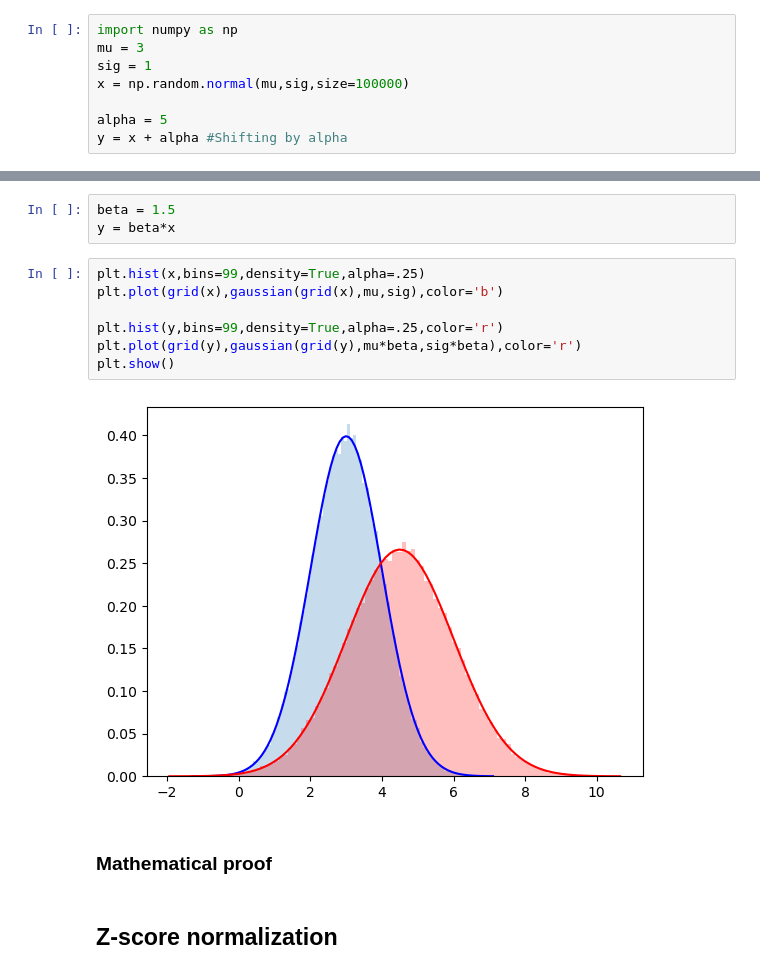
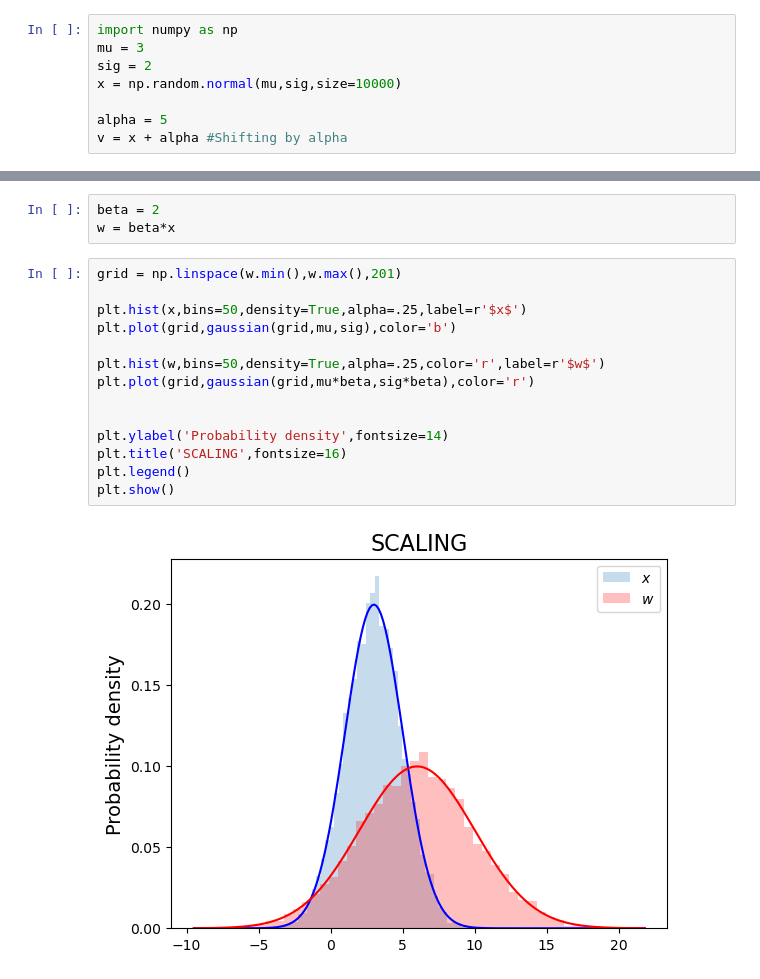
Before and after one commit to PessoaP/blog, a Jupyter notebook: Normal/normal2.ipynb, the cells around one changed output, grey strips where cells are left out. Saved outputs shown, nothing was run; the diff lists cells and outputs as text.

```diff
--- a/Normal/normal2.ipynb
+++ b/Normal/normal2.ipynb
@@ -8,11 +39,11 @@ In wide range of statistical analyses  data is assumed to follow a normal distri
 # %%
 import numpy as np
 mu = 3
-sig = 1
-x = np.random.normal(mu,sig,size=100000)
+sig = 2
+x = np.random.normal(mu,sig,size=10000)
 
 alpha = 5
-y = x + alpha #Shifting by alpha
+v = x + alpha #Shifting by alpha
 # %%
 from matplotlib import pyplot as plt
 
@@ -35,16 +105,19 @@ plt.show()
 # %%
-beta = 1.5
-y = beta*x
+beta = 2
+w = beta*x
 # %%
-plt.hist(x,bins=99,density=True,alpha=.25)
-plt.plot(grid(x),gaussian(grid(x),mu,sig),color='b')
+grid = np.linspace(w.min(),w.max(),201)
 
-plt.hist(y,bins=99,density=True,alpha=.25,color='r')
-plt.plot(grid(y),gaussian(grid(y),mu*beta,sig*beta),color='r')
+plt.hist(x,bins=50,density=True,alpha=.25,label=r'$x$')
+plt.plot(grid,gaussian(grid,mu,sig),color='b')
+
+plt.hist(w,bins=50,density=True,alpha=.25,color='r',label=r'$w$')
+plt.plot(grid,gaussian(grid,mu*beta,sig*beta),color='r')
+
+
+plt.ylabel('Probability density',fontsize=14)
+plt.title('SCALING',fontsize=16)
+plt.legend()
 plt.show()
 # %% [output]
-[figure, old version]
+[figure, new version]
-# %% [markdown]
-### Mathematical proof
-# %% [markdown]
-## Z-score normalization
```
Also changed, not shown: parts of 17 cells of this notebook.
